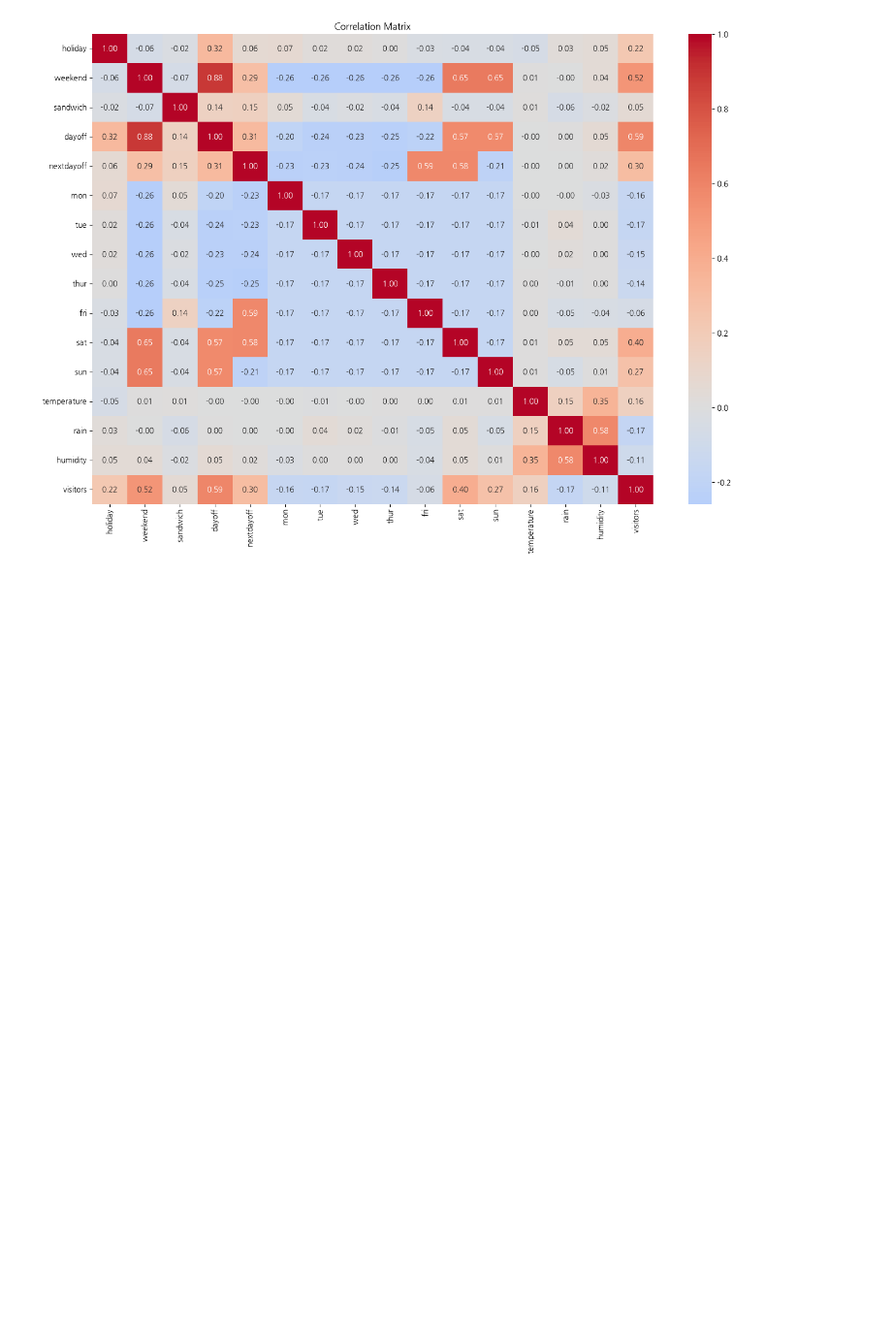
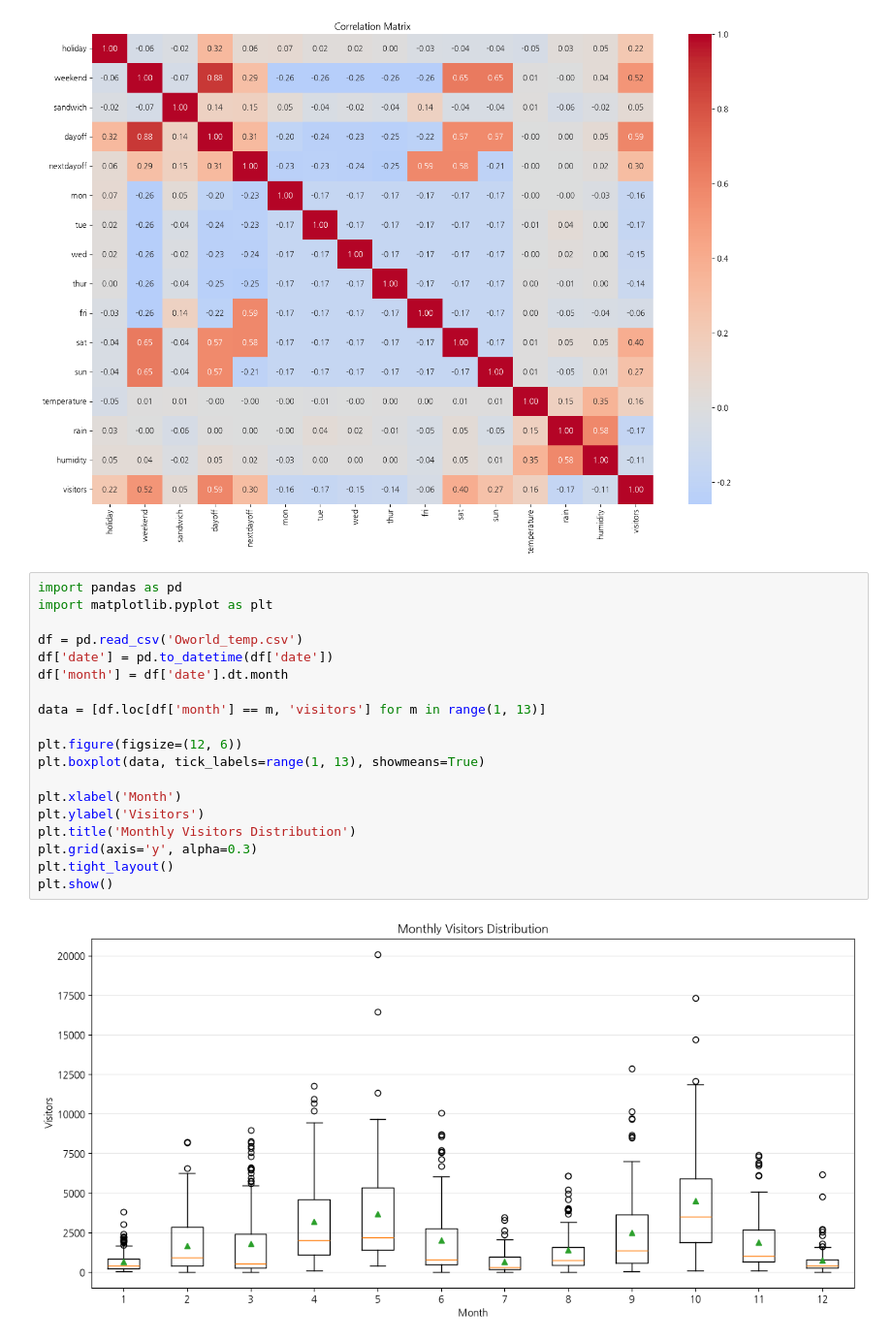
Before and after one commit to cmry9775/module_project-1-, a Jupyter notebook: project.ipynb, the cells around one changed output. Shown at 97% size. Cells and saved outputs as stored; diff of their text form; blank space fills up the shorter version.

```diff
--- a/project.ipynb
+++ b/project.ipynb
@@ -783,3 +783,24 @@ plt.tight_layout()
 plt.show()
 # %% [output]
 [figure]
+# %%
+import pandas as pd
+import matplotlib.pyplot as plt
+
+df = pd.read_csv('Oworld_temp.csv')
+df['date'] = pd.to_datetime(df['date'])
+df['month'] = df['date'].dt.month
+
+data = [df.loc[df['month'] == m, 'visitors'] for m in range(1, 13)]
+
+plt.figure(figsize=(12, 6))
+plt.boxplot(data, tick_labels=range(1, 13), showmeans=True)
+
+plt.xlabel('Month')
+plt.ylabel('Visitors')
+plt.title('Monthly Visitors Distribution')
+plt.grid(axis='y', alpha=0.3)
+plt.tight_layout()
+plt.show()
+# %% [output]
+[figure, added]
```
Also changed, not shown: parts of 1 cell of this notebook, 2 other files.
